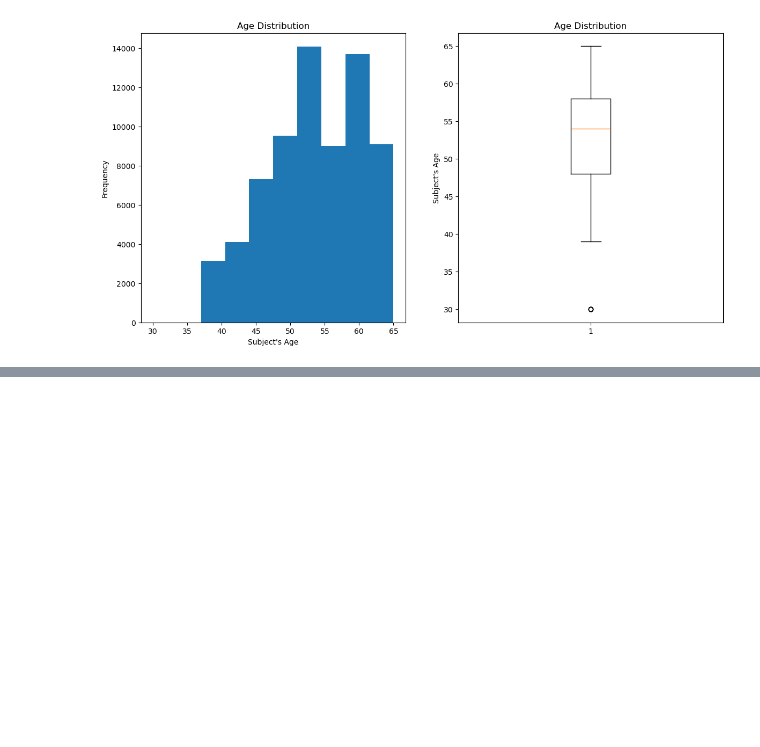
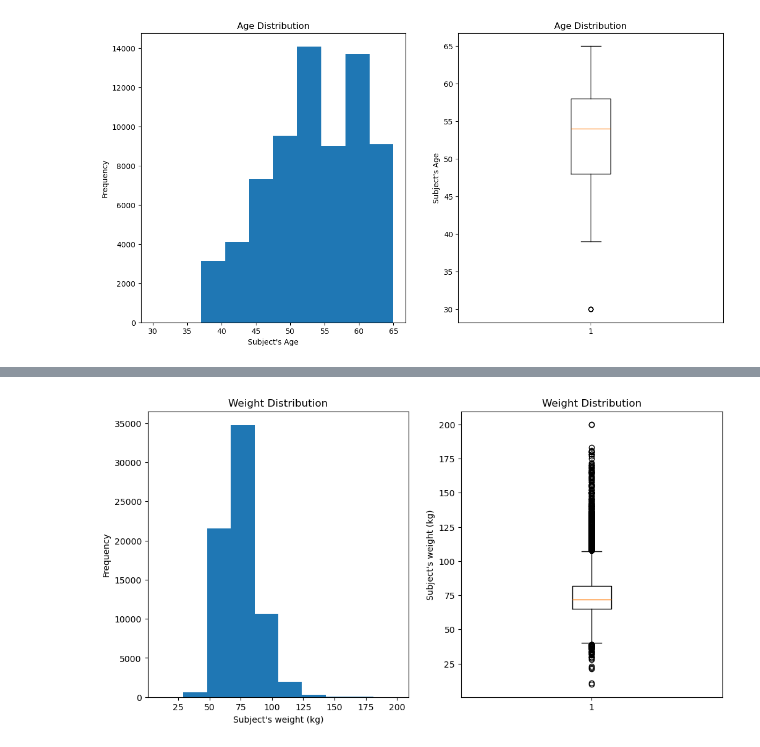
Before and after one commit to AbdullahBera/heart-attack-analysis, a Jupyter notebook: analysis.ipynb, the cells around one changed output, grey strips where cells are left out. Saved outputs shown, nothing was run; the diff lists cells and outputs as text; code cells hidden in the pictures; blank space fills up the shorter version.

```diff
--- a/analysis.ipynb
+++ b/analysis.ipynb
@@ -264,0 +389,16 @@ plt.show()
+# %%
+fig, ax = plt.subplots(nrows=1, ncols=2, figsize=(12,6))
+
+ax[0].hist(heart_df["weight"])
+ax[0].set_xlabel("Subject's weight (kg)")
+ax[0].set_ylabel("Frequency")
+ax[0].set_title("Weight Distribution")
+
+
+ax[1].boxplot(heart_df['weight'])
+ax[1].set_ylabel("Subject's weight (kg)")
+ax[1].set_title("Weight Distribution")
+
+plt.show()
+# %% [output]
+[figure, added]
```
Also changed, not shown: parts of 16 cells of this notebook.
